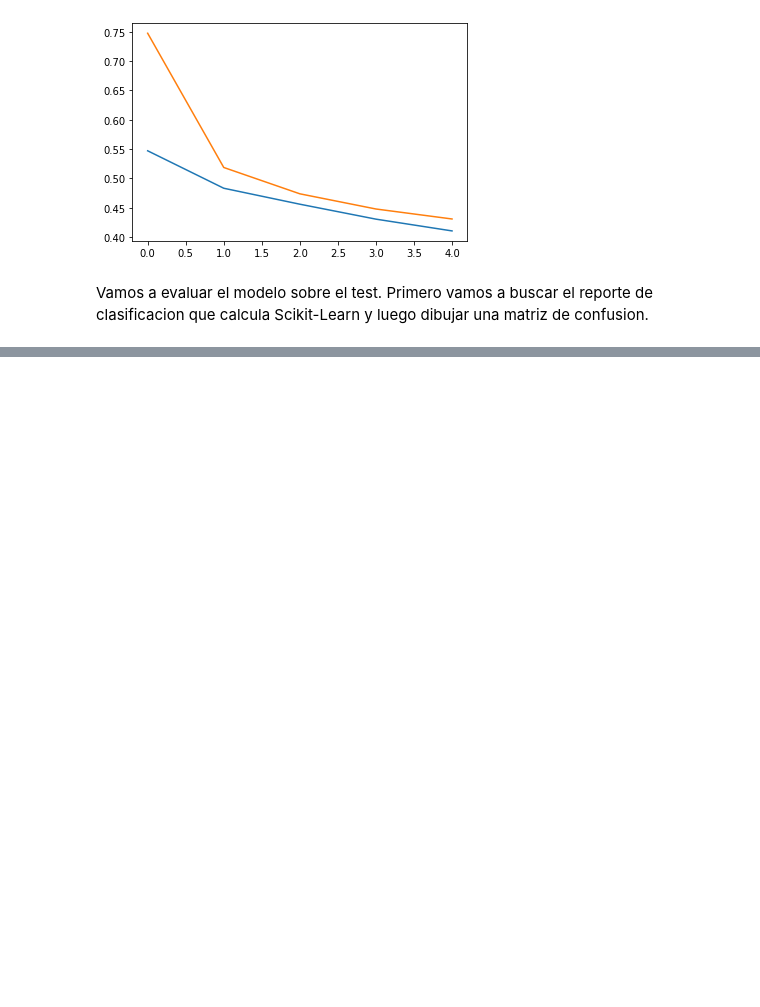
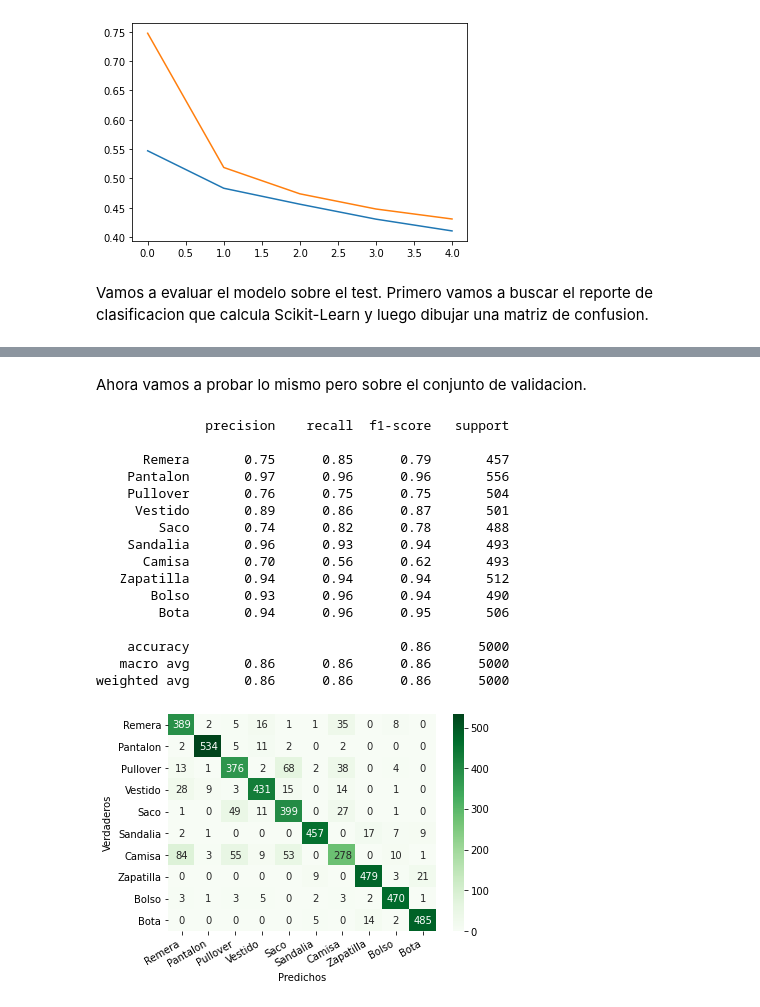
Before and after one commit to nechebarrena/HOML, a Jupyter notebook: HOML_cap_10.ipynb, the cells around one changed output, grey strips where cells are left out. Drawn from its saved outputs; the diff is of its cells as text; code cells hidden in the pictures; blank space fills up the shorter version.

```diff
--- a/HOML_cap_10.ipynb
+++ b/HOML_cap_10.ipynb
@@ -170,0 +194,29 @@ weighted avg       0.82      0.80      0.80     10000
+# %% [markdown]
+Ahora vamos a probar lo mismo pero sobre el conjunto de validacion.
+# %%
+y_valid_pred = model.predict(X_valid)
+y_valid_pred_categorical = np.argmax(y_valid_pred, axis=-1)
+reporte = classification_report(y_valid, y_valid_pred_categorical, target_names=class_names)
+print(reporte)
+cm = confusion_matrix(y_valid, y_valid_pred_categorical)
+df_cm = pd.DataFrame(cm, index=class_names, columns=class_names)
+plt.figure()
+show_confusion_matrix(df_cm)
+# %% [output]
+              precision    recall  f1-score   support
+
+      Remera       0.75      0.85      0.79       457
+    Pantalon       0.97      0.96      0.96       556
+    Pullover       0.76      0.75      0.75       504
+     Vestido       0.89      0.86      0.87       501
+        Saco       0.74      0.82      0.78       488
+    Sandalia       0.96      0.93      0.94       493
+      Camisa       0.70      0.56      0.62       493
+   Zapatilla       0.94      0.94      0.94       512
+       Bolso       0.93      0.96      0.94       490
+        Bota       0.94      0.96      0.95       506
+
+    accuracy                           0.86      5000
+   macro avg       0.86      0.86      0.86      5000
+weighted avg       0.86      0.86      0.86      5000
+[figure, added]
```
Also changed, not shown: parts of 2 cells of this notebook.
